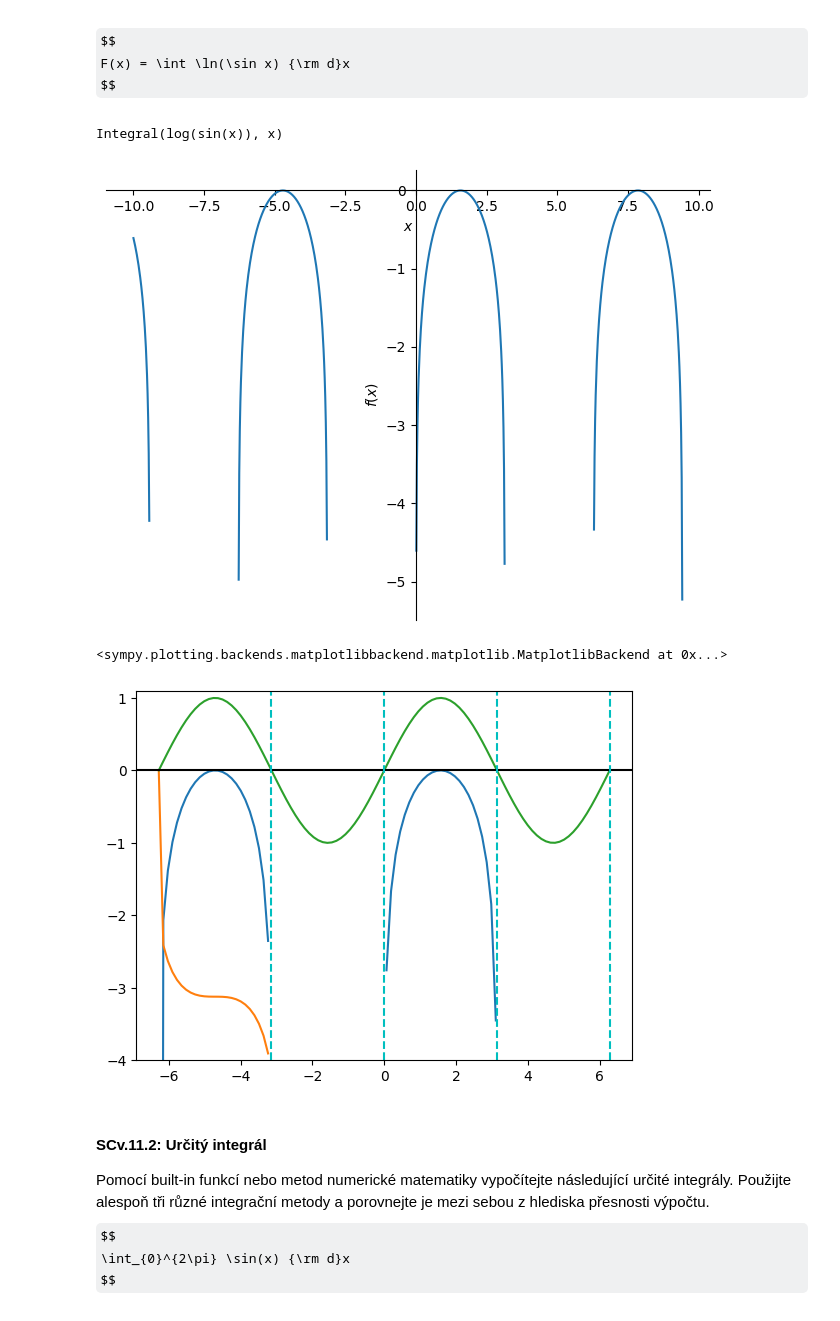
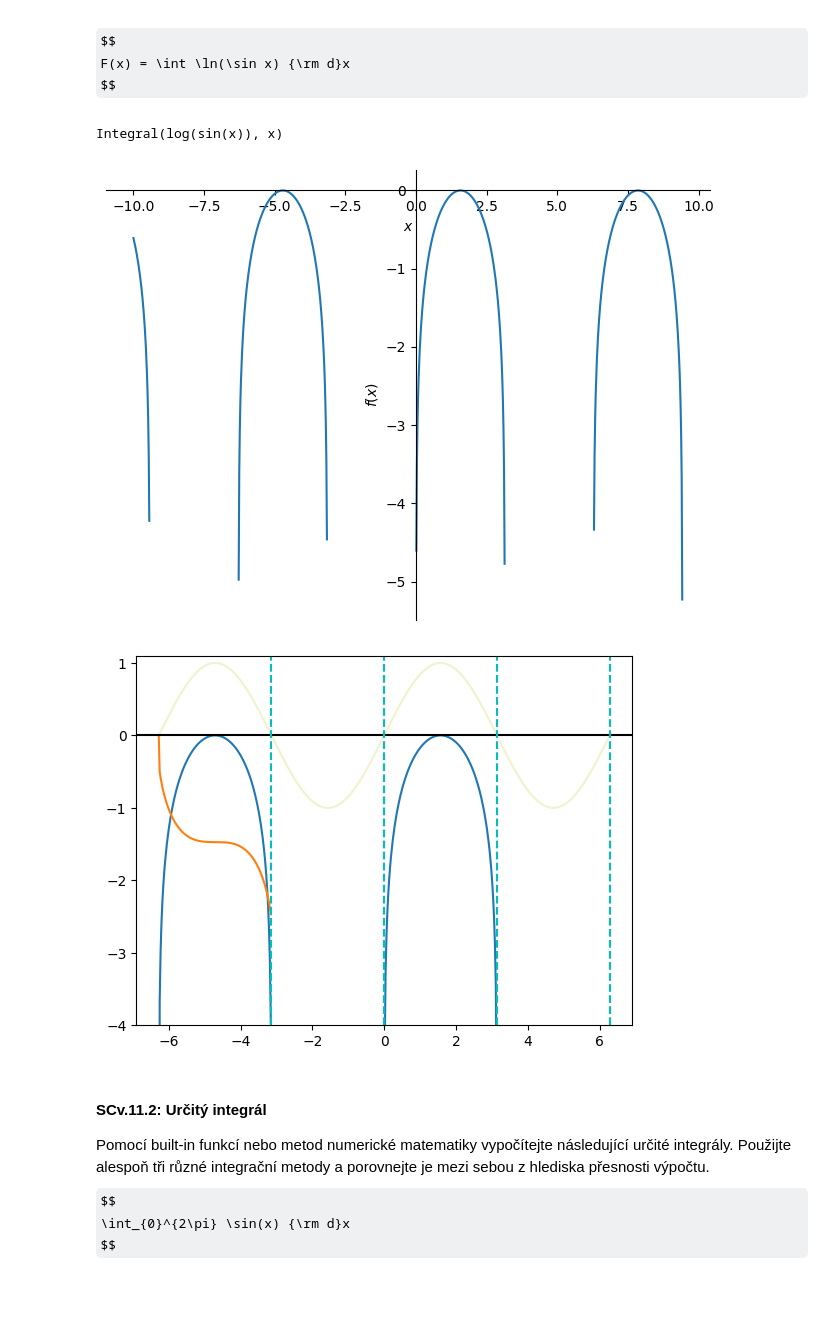
Before and after one commit to pkbcz/MSW2, a Jupyter notebook: 11 Integrace.ipynb, the cells around one changed output. Saved outputs shown, nothing was run; the diff lists cells and outputs as text; code cells hidden in the pictures; some formulas as TeX source.

```diff
--- a/11 Integrace.ipynb
+++ b/11 Integrace.ipynb
@@ -100,10 +105,10 @@ $$
 S = h \left[\frac{f(a) + f(b)}{2}\right] + h\sum_{i=1}^{n-1} f(x_i)
 $$
 # %%
-n = int((b-a)//dx)+1                # počet dělení
-integral = f(a) + f(b)              # násobení h/2 až na konci
-for i in range(1, n):
-    integral += 2*f(a+i*dx)
-integral *= dx/2
-print(integral)
+n = int((b-a) // dx) + 1            # počet dělení (dx = h)
+integral = (f(a) + f(b)) / 2        # závorka (násobení h až na konci) - často se dvojkou dělí na konci (suma se počítá dvakrát)
+for i in range(1, n):               # suma
+    integral += f(a + i*dx)
+integral *= dx                      # násobení h
+print("Newton-Cotes:", integral)
 # %% [output]
@@ -274,35 +353,35 @@ $$
 # %%
 x = sympy.Symbol("x")
 f = sympy.log(sympy.sin(x))
-print(sympy.integrate(f, x))
-sympy.plot(f)
+F = sympy.integrate(f, x)
+print(F)
+sympy.plot(f);
 # %% [output]
 Integral(log(sin(x)), x)
 [figure]
-<sympy.plotting.backends.matplotlibbackend.matplotlib.MatplotlibBackend at 0x...>
 # %%
 # vykreslení primitivní fce pomocí numerické metody
 from scipy import integrate
 
 def f(x):                                                   # definice funkce arccos(sin(x))
     return np.log(np.sin(x))
 
-xs = np.linspace(-2*np.pi, 2*np.pi, 100)                    # testovací hodnoty x
+xs = np.linspace(-2*np.pi, 2*np.pi, 500)                    # testovací hodnoty x
 
 #F_values = integrate.cumtrapz(f(xs), xs, initial=0)         # zastaralá metoda
 Fs = integrate.cumulative_trapezoid(f(xs), xs, initial=0)   # vypočet primitivní funkce numericky
 
-plt.plot(xs, f(xs))                                         # vykreslení f
+plt.plot(xs, f(xs))                                         # vykreslení f = log(sin(x))
 plt.plot(xs, Fs)                                            # vykreslení F
-plt.plot(xs, np.sin(xs))
+plt.plot(xs, np.sin(xs), color="y", alpha=0.2)              # sin pro porovnání
 plt.axhline(y=0, color='k')
-for i in range(-1, 3):                                       # 5 přímek v intervalu [0, 2*np.pi]
+for i in range(-1, 3):                                      # 5 přímek v intervalu [0, 2*np.pi]
     plt.axvline(i*np.pi, color='c', linestyle='--')         # perioda pi
 
 plt.ylim(-4,1.1)
 plt.show()
 # %% [output]
-[figure, old version]
+[figure, new version]
 # %% [markdown]
 #### SCv.11.2: Určitý integrál
 
```
Also changed, not shown: parts of 48 cells of this notebook.
